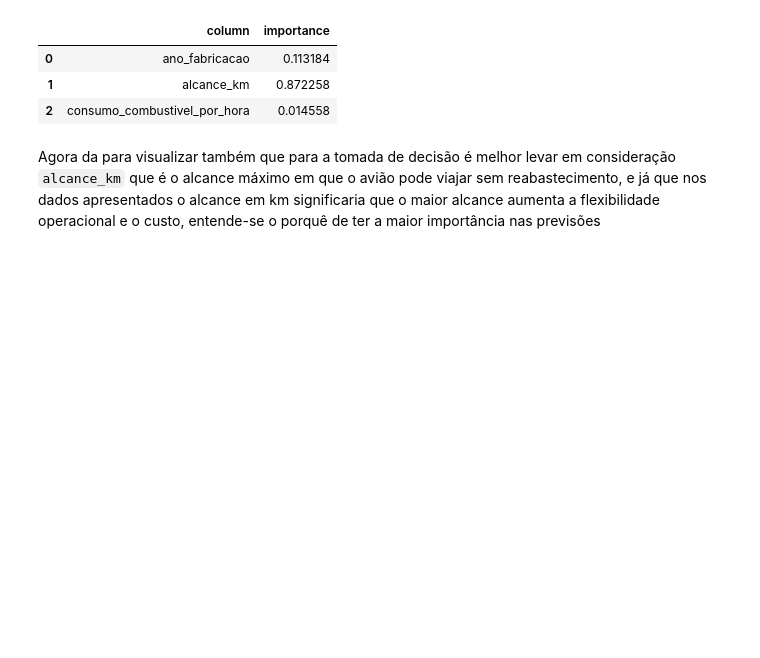
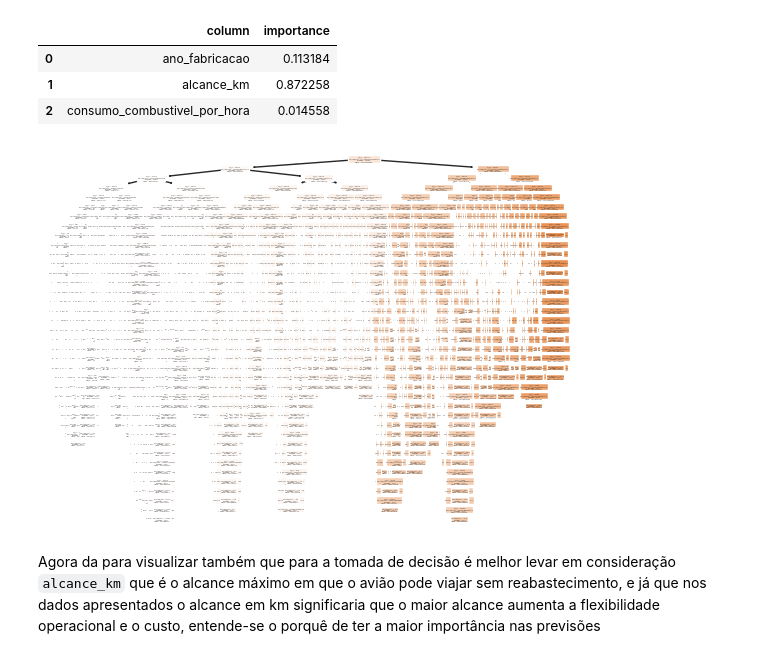
Before and after one commit to larifreitas/fundamentos-ds-e-ia, a Jupyter notebook: Atividade_airplane_price_dataset.ipynb, the cells around one changed output. Saved outputs shown, nothing was run; the diff lists cells and outputs as text; code cells hidden in the pictures; blank space fills up the shorter version.

```diff
--- a/Atividade_airplane_price_dataset.ipynb
+++ b/Atividade_airplane_price_dataset.ipynb
@@ -634,6 +664,12 @@ pd.DataFrame({"column": cols, "importance": imp}).style.background_gradient()
 | 0 | ano_fabricacao | 0.113184 |
 | 1 | alcance_km | 0.872258 |
 | 2 | consumo_combustivel_por_hora | 0.014558 |
+# %%
+from sklearn.tree import plot_tree
+plot_tree(modelo_dt, filled=True, proportion=True)
+plt.show()
+# %% [output]
+[figure, added]
 # %% [markdown]
 Agora da para visualizar também que para a tomada de decisão é melhor levar em consideração `alcance_km` que é o alcance máximo em que o avião pode viajar sem reabastecimento, e já que nos dados apresentados o alcance em km significaria que o maior alcance aumenta a flexibilidade operacional e o custo, entende-se o porquê  de ter a maior importância nas previsões
 # %% [markdown]
```
Also changed, not shown: parts of 14 cells of this notebook.
